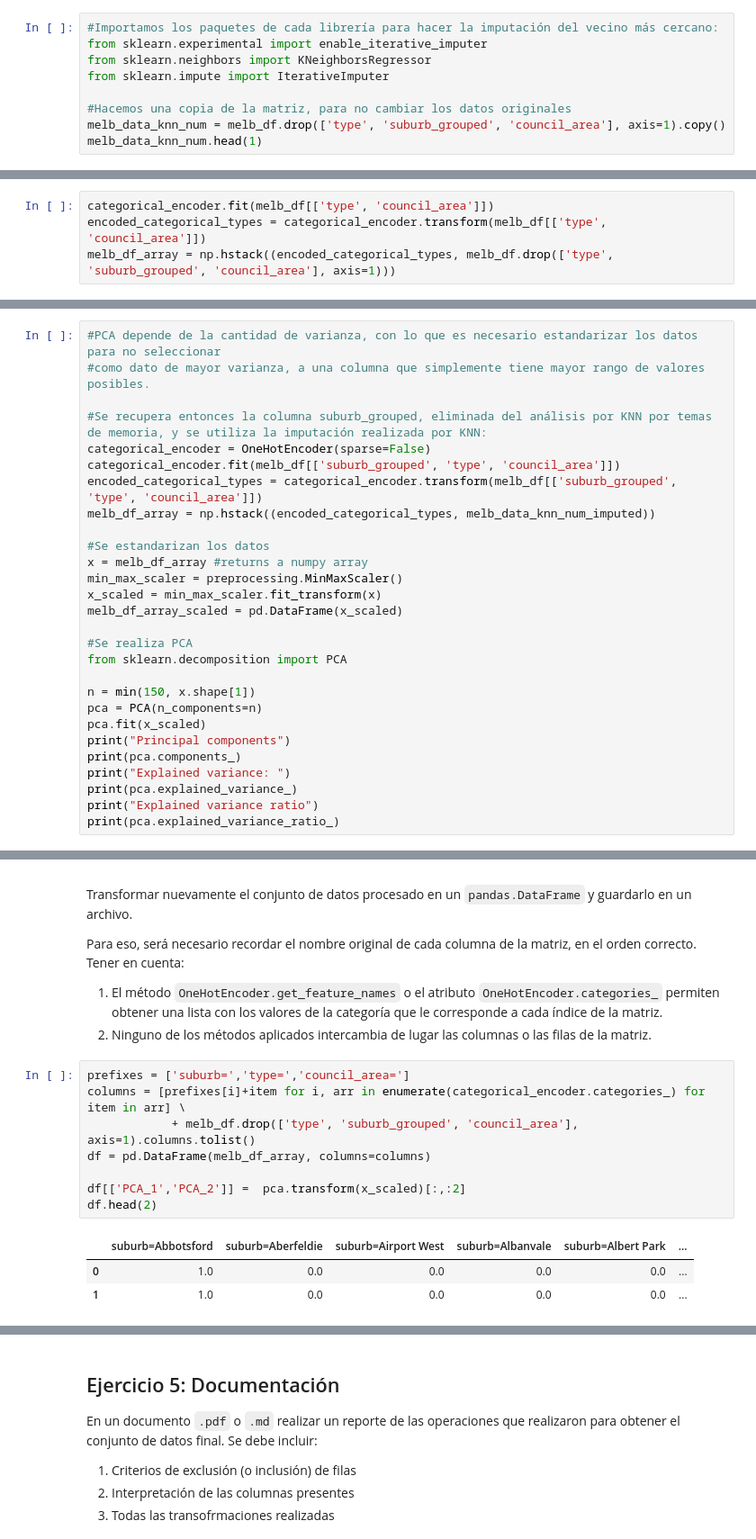
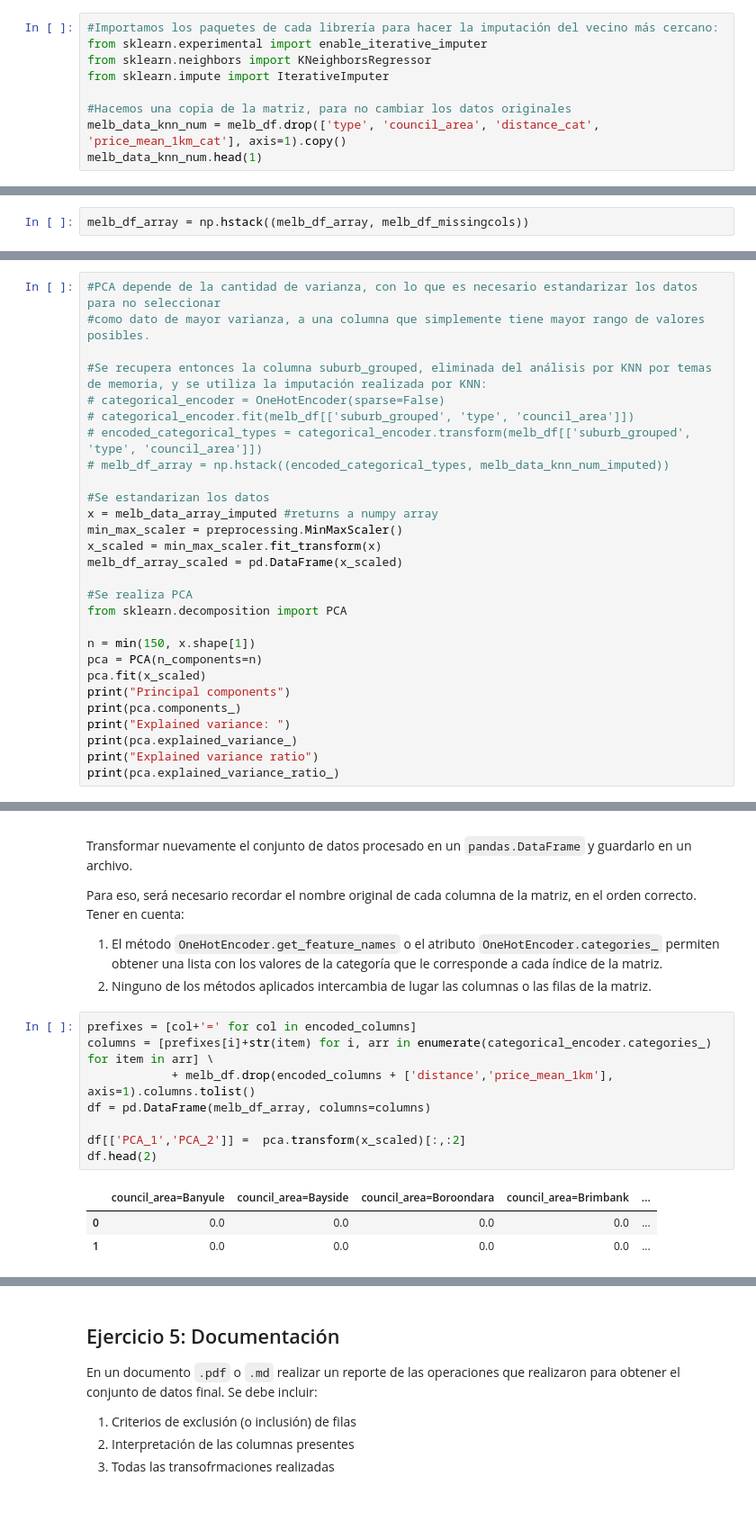
Before and after one commit to fnbellomo/DiploDatos2021, a Jupyter notebook: 02_AnalisisYCuracion/Entregable_Parte_2.ipynb, the cells around one changed output, grey strips where cells are left out. Shown: that part at 90% size. Cells and saved outputs as stored; diff of their text form; blank space fills up the shorter version.

```diff
--- a/02_AnalisisYCuracion/Entregable_Parte_2.ipynb
+++ b/02_AnalisisYCuracion/Entregable_Parte_2.ipynb
@@ -176,7 +186,7 @@ from sklearn.neighbors import KNeighborsRegressor
 from sklearn.impute import IterativeImputer
 
 #Hacemos una copia de la matriz, para no cambiar los datos originales
-melb_data_knn_num = melb_df.drop(['type', 'suburb_grouped', 'council_area'], axis=1).copy()
+melb_data_knn_num = melb_df.drop(['type', 'council_area', 'distance_cat', 'price_mean_1km_cat'], axis=1).copy()
 melb_data_knn_num.head(1)
 # %% [output]
 |  | lat | lng | distance | price | land_size | rooms | bathroom | car | count_1km | price_mean_1km | ... |
@@ -232,7 +240,5 @@ Se quita suburb_grouped porque nos deja sin ram a colab
-# %%
-categorical_encoder.fit(melb_df[['type', 'council_area']])
-encoded_categorical_types = categorical_encoder.transform(melb_df[['type', 'council_area']])
-melb_df_array = np.hstack((encoded_categorical_types, melb_df.drop(['type', 'suburb_grouped', 'council_area'], axis=1)))
+# %%
+melb_df_array = np.hstack((melb_df_array, melb_df_missingcols))
 # %%
 #Dataframe con imputación KNN tomando en cuenta las columnas categóricas, codificadas con One Hot Encoder
 #Estandarizamos las variables del dataframe
@@ -303,13 +310,13 @@ array([[1., 0., 0., ..., 0., 1., 0.],
 #como dato de mayor varianza, a una columna que simplemente tiene mayor rango de valores posibles.
 
 #Se recupera entonces la columna suburb_grouped, eliminada del análisis por KNN por temas de memoria, y se utiliza la imputación realizada por KNN:
-categorical_encoder = OneHotEncoder(sparse=False)
-categorical_encoder.fit(melb_df[['suburb_grouped', 'type', 'council_area']])
-encoded_categorical_types = categorical_encoder.transform(melb_df[['suburb_grouped', 'type', 'council_area']])
-melb_df_array = np.hstack((encoded_categorical_types, melb_data_knn_num_imputed))
+# categorical_encoder = OneHotEncoder(sparse=False)
+# categorical_encoder.fit(melb_df[['suburb_grouped', 'type', 'council_area']])
+# encoded_categorical_types = categorical_encoder.transform(melb_df[['suburb_grouped', 'type', 'council_area']])
+# melb_df_array = np.hstack((encoded_categorical_types, melb_data_knn_num_imputed))
 
 #Se estandarizan los datos
-x = melb_df_array #returns a numpy array
+x = melb_data_array_imputed #returns a numpy array
 min_max_scaler = preprocessing.MinMaxScaler()
 x_scaled = min_max_scaler.fit_transform(x)
 melb_df_array_scaled = pd.DataFrame(x_scaled)
@@ -373,14 +380,14 @@ Para eso, será necesario recordar el nombre original de cada columna de la matr
 1. El método `OneHotEncoder.get_feature_names` o el atributo `OneHotEncoder.categories_` permiten obtener una lista con los valores de la categoría que le corresponde a cada índice de la matriz.
 2. Ninguno de los métodos aplicados intercambia de lugar las columnas o las filas de la matriz.
 # %%
-prefixes = ['suburb=','type=','council_area=']
-columns = [prefixes[i]+item for i, arr in enumerate(categorical_encoder.categories_) for item in arr] \
-            + melb_df.drop(['type', 'suburb_grouped', 'council_area'], axis=1).columns.tolist()
+prefixes = [col+'=' for col in encoded_columns]
+columns = [prefixes[i]+str(item) for i, arr in enumerate(categorical_encoder.categories_) for item in arr] \
+            + melb_df.drop(encoded_columns + ['distance','price_mean_1km'], axis=1).columns.tolist()
 df = pd.DataFrame(melb_df_array, columns=columns)
 
 df[['PCA_1','PCA_2']] =  pca.transform(x_scaled)[:,:2]
 df.head(2)
 # %% [output]
-|  | suburb=Abbotsford | suburb=Aberfeldie | suburb=Airport West | suburb=Albanvale | suburb=Albert Park | ... |
-| 0 | 1.0 | 0.0 | 0.0 | 0.0 | 0.0 | ... |
-| 1 | 1.0 | 0.0 | 0.0 | 0.0 | 0.0 | ... |
+|  | council_area=Banyule | council_area=Bayside | council_area=Boroondara | council_area=Brimbank | ... |
+| 0 | 0.0 | 0.0 | 0.0 | 0.0 | ... |
+| 1 | 0.0 | 0.0 | 0.0 | 0.0 | ... |
```
Also changed, not shown: parts of 28 cells of this notebook.
